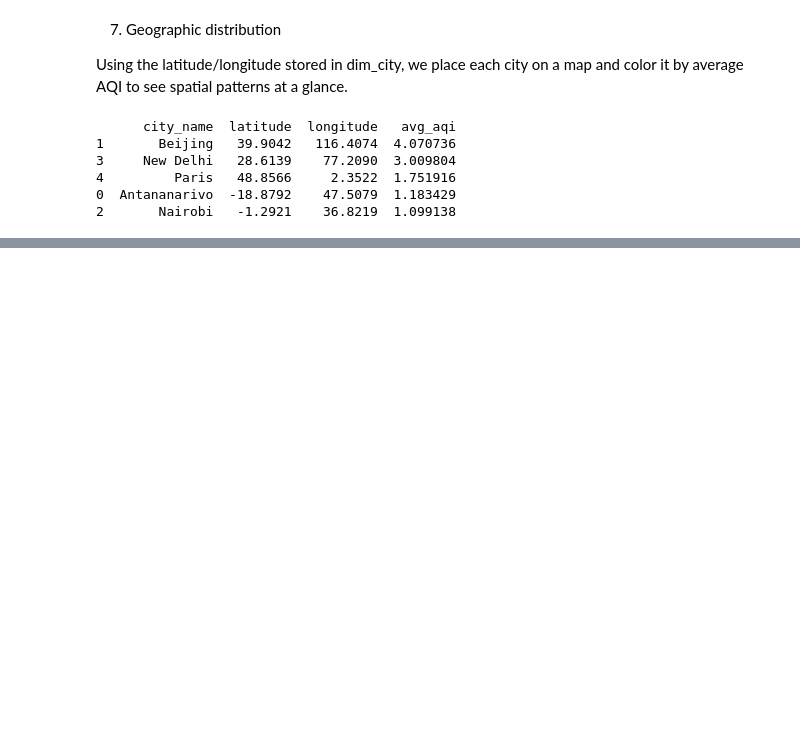
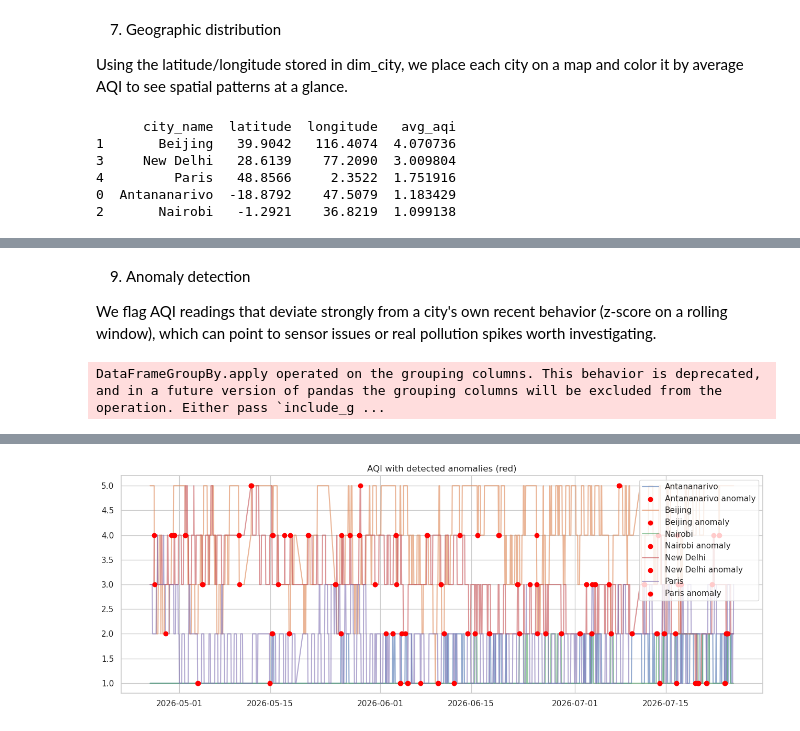
Before and after one commit to ChristianMDG/visualisation_Api_pipeline_exam, a Jupyter notebook: notebooks/analysis.ipynb, the cells around one changed output, grey strips where cells are left out. Drawn from its saved outputs; the diff is of its cells as text; code cells hidden in the pictures; blank space fills up the shorter version.

Commit message:
feat : analysis anomaly detection

```diff
--- a/notebooks/analysis.ipynb
+++ b/notebooks/analysis.ipynb
@@ -273,0 +316,32 @@ print(city_geo.sort_values("avg_aqi", ascending=False))
+# %% [markdown]
+9. Anomaly detection
+
+We flag AQI readings that deviate strongly from a city's own recent behavior (z-score on a rolling window), which can point to sensor issues or real pollution spikes worth investigating.
+# %%
+def flag_anomalies(g, window=24, threshold=3):
+    g = g.sort_values("timestamp_utc").copy()
+    rolling_mean = g["aqi"].rolling(window, min_periods=5).mean()
+    rolling_std = g["aqi"].rolling(window, min_periods=5).std()
+    g["z_score"] = (g["aqi"] - rolling_mean) / rolling_std
+    g["is_anomaly"] = g["z_score"].abs() > threshold
+    return g
+
+df_anomalies = df.groupby("city_name", group_keys=False).apply(flag_anomalies)
+
+anomalies = df_anomalies[df_anomalies["is_anomaly"]].sort_values("timestamp_utc")
+print(f"Anomalies detected : {len(anomalies)}")
+print(anomalies[["city_name", "timestamp_utc", "aqi", "z_score"]])
+
+# Visualize anomalies over the AQI time series
+fig, ax = plt.subplots(figsize=(13, 5))
+for city in df["city_name"].unique():
+    sub = df_anomalies[df_anomalies["city_name"] == city].sort_values("timestamp_utc")
+    ax.plot(sub["timestamp_utc"], sub["aqi"], label=city, alpha=0.6)
+    anom = sub[sub["is_anomaly"]]
+    ax.scatter(anom["timestamp_utc"], anom["aqi"], color="red", zorder=5, label=f"{city} anomaly" if len(anom) else None)
+ax.set_title("AQI with detected anomalies (red)")
+ax.legend()
+plt.tight_layout()
+plt.show()
+# %% [output]
+DataFrameGroupBy.apply operated on the grouping columns. This behavior is deprecated, and in a future version of pandas the grouping columns will be excluded from the operation. Either pass `include_g ...
@@ -273,0 +363 @@ print(city_geo.sort_values("avg_aqi", ascending=False))
+[figure, added]
```
Also changed, not shown: parts of 3 cells of this notebook.
